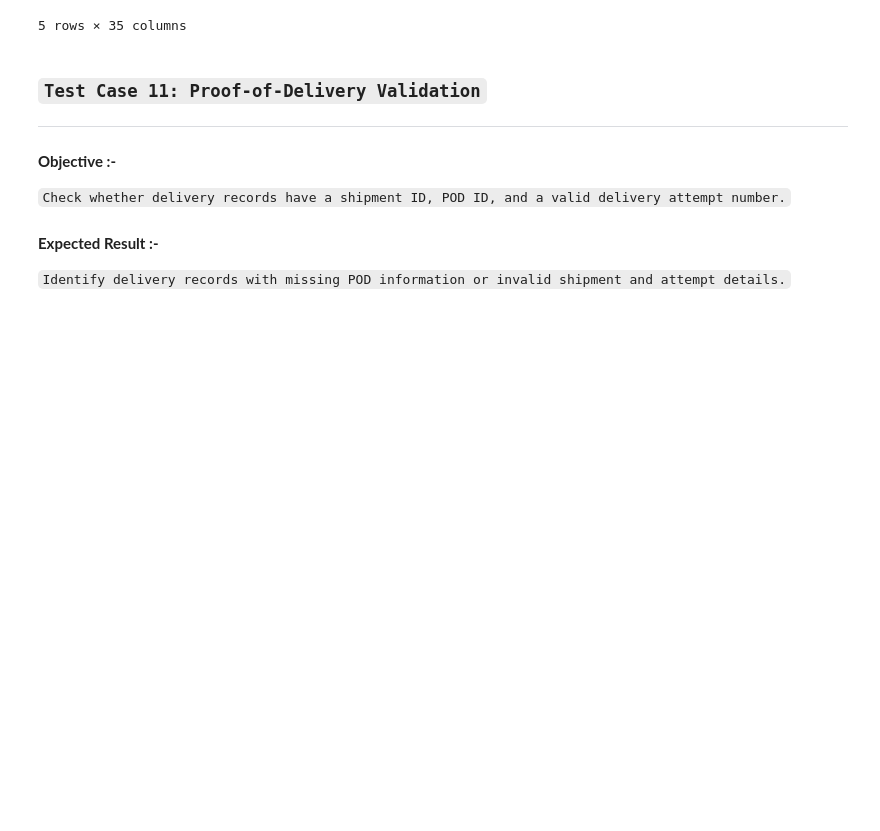
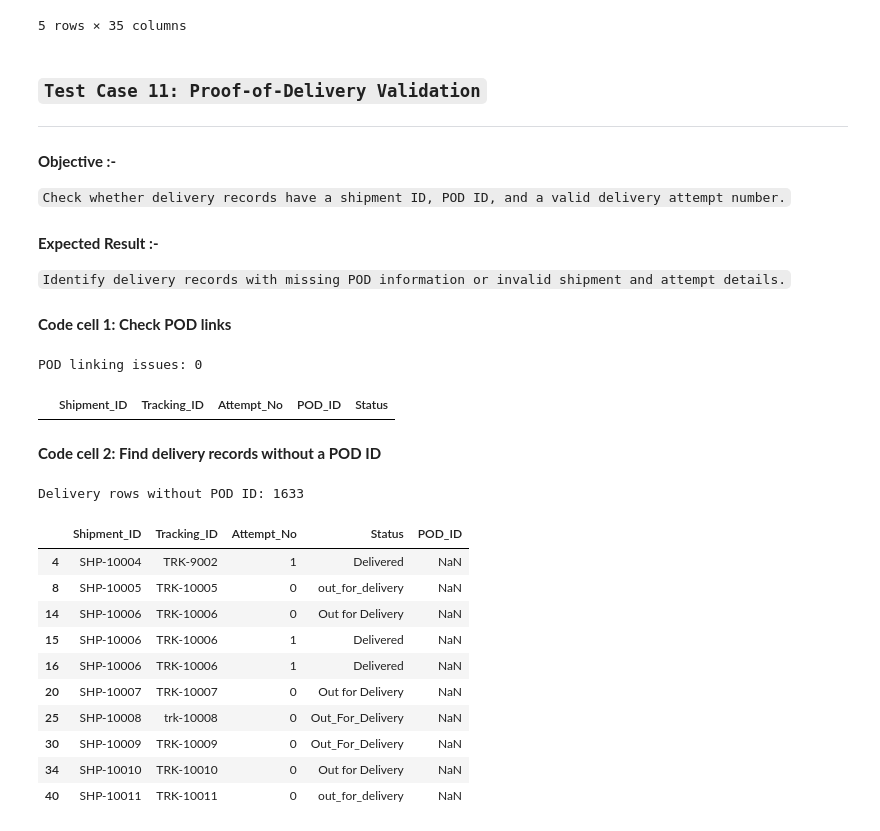
Before and after one commit to SumanSekhar-Sahoo/logistics-data-science-project, a Jupyter notebook: Logistics_Data_Quality_TC(11-20).ipynb, the cells around one changed output. Cells and saved outputs as stored; diff of their text form; code cells hidden in the pictures; blank space fills up the shorter version.

```diff
--- a/Logistics_Data_Quality_TC(11-20).ipynb
+++ b/Logistics_Data_Quality_TC(11-20).ipynb
@@ -64,5 +64,63 @@ and a valid delivery attempt number.`
 #### **Expected Result :-**
 `Identify delivery records with missing POD information
 or invalid shipment and attempt details.`
+# %% [markdown]
+**Code cell 1: Check POD links**
 # %%
-v
+# Convert Attempt_No to numeric
+df["Attempt_No_Num"] = pd.to_numeric(
+    df["Attempt_No"], errors="coerce"
+)
+
+# Find records with a POD ID but missing shipment or attempt details
+pod_issues = df[
+    df["POD_ID"].notna() &
+    (
+        df["Shipment_ID"].isna() |
+        df["Attempt_No_Num"].isna() |
+        (df["Attempt_No_Num"] < 0)
+    )
+]
+
+print("POD linking issues:", len(pod_issues))
+
+pod_issues[
+    ["Shipment_ID", "Tracking_ID", "Attempt_No", "POD_ID", "Status"]
+].head(10)
+# %% [output]
+POD linking issues: 0
+|  | Shipment_ID | Tracking_ID | Attempt_No | POD_ID | Status |
+# %% [markdown]
+**Code cell 2: Find delivery records without a POD ID**
+# %%
+# Standardize status text
+status = df["Status"].fillna("").astype(str).str.upper()
+
+# Identify delivery-related events
+delivery_rows = df[
+    status.str.contains("DELIVER", na=False)
+]
+
+# Find delivery rows without POD information
+missing_pod = delivery_rows[
+    delivery_rows["POD_ID"].isna()
+]
+
+print("Delivery rows without POD ID:", len(missing_pod))
+
+missing_pod[
+    ["Shipment_ID", "Tracking_ID", "Attempt_No", "Status", "POD_ID"]
+].head(10)
+# %% [output]
+Delivery rows without POD ID: 1633
+|  | Shipment_ID | Tracking_ID | Attempt_No | Status | POD_ID |
+| 4 | SHP-10004 | TRK-9002 | 1 | Delivered | NaN |
+| 8 | SHP-10005 | TRK-10005 | 0 | out_for_delivery | NaN |
+| 14 | SHP-10006 | TRK-10006 | 0 | Out for Delivery | NaN |
+| 15 | SHP-10006 | TRK-10006 | 1 | Delivered | NaN |
+| 16 | SHP-10006 | TRK-10006 | 1 | Delivered | NaN |
+| 20 | SHP-10007 | TRK-10007 | 0 | Out for Delivery | NaN |
+| 25 | SHP-10008 | trk-10008 | 0 | Out_For_Delivery | NaN |
+| 30 | SHP-10009 | TRK-10009 | 0 | Out_For_Delivery | NaN |
+| 34 | SHP-10010 | TRK-10010 | 0 | Out for Delivery | NaN |
+| 40 | SHP-10011 | TRK-10011 | 0 | out_for_delivery | NaN |
```
Also changed, not shown: parts of 32 cells of this notebook, 2 other files.
